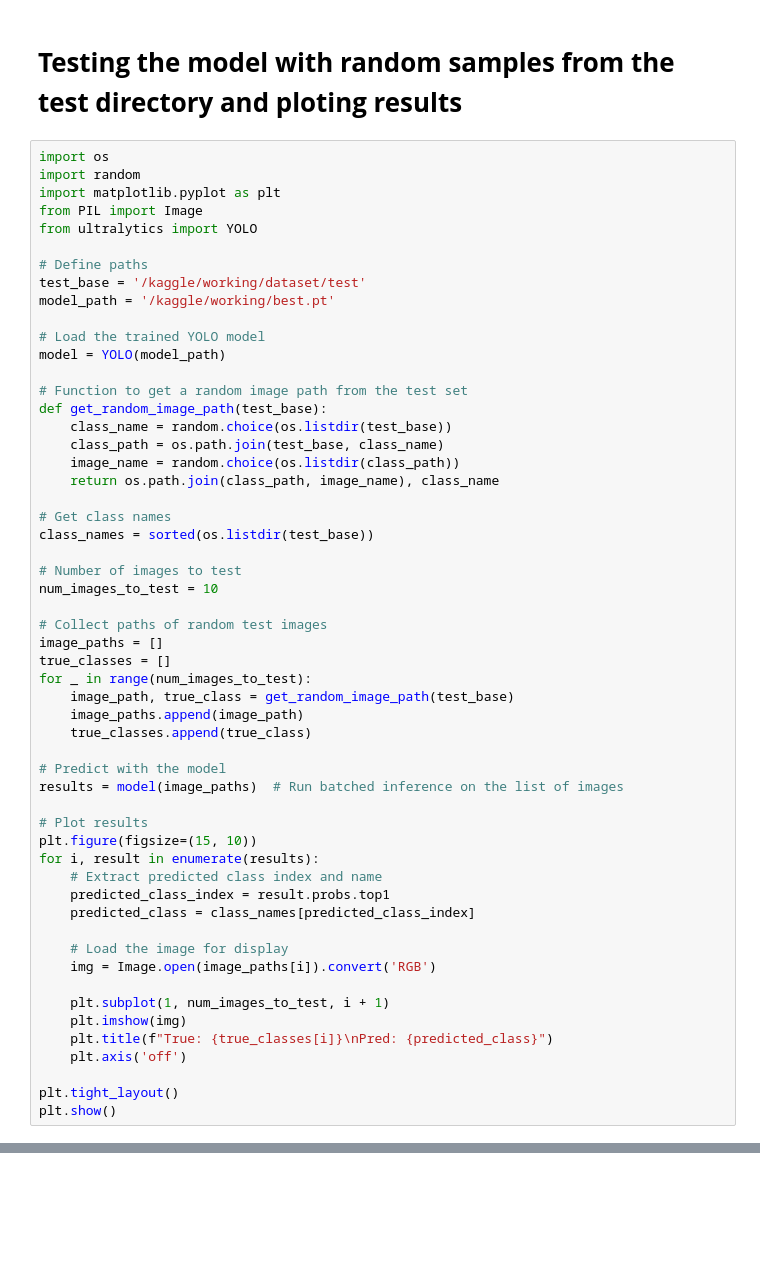
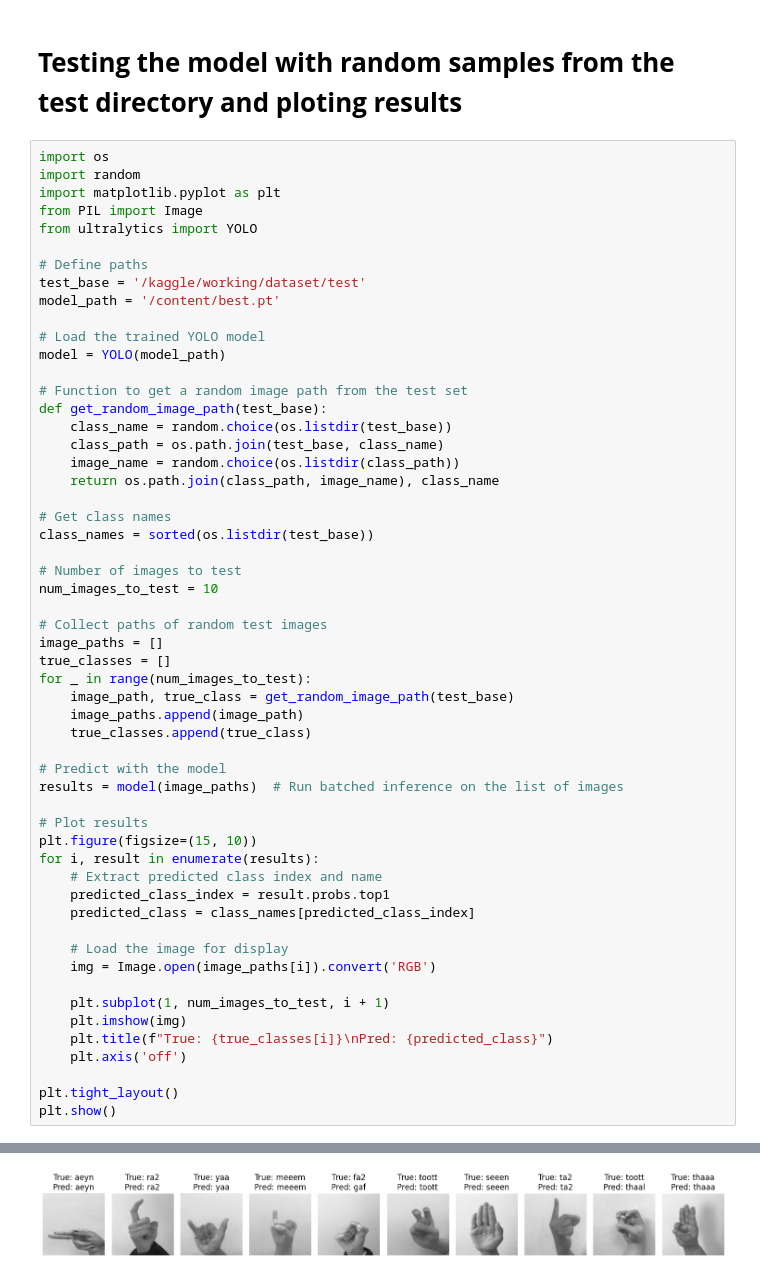
Before and after one commit to walidksb/Arabic-Sign-Language-Image-Classification, a Jupyter notebook: ASLIC.ipynb, the cells around one changed output, grey strips where cells are left out. Saved outputs shown, nothing was run; the diff lists cells and outputs as text; blank space fills up the shorter version.

Commit message:
Kaggle Notebook | Arabic Sign Language Image Classification | Version 4

```diff
--- a/ASLIC.ipynb
+++ b/ASLIC.ipynb
@@ -92,7 +217,7 @@ from ultralytics import YOLO
 
 # Define paths
 test_base = '/kaggle/working/dataset/test'
-model_path = '/kaggle/working/best.pt'
+model_path = '/content/best.pt'
 
 # Load the trained YOLO model
 model = YOLO(model_path)
@@ -138,3 +263,4 @@ for i, result in enumerate(results):
 
 plt.tight_layout()
 plt.show()
+# %% [output]
@@ -140,0 +284 @@ plt.show()
+[figure, added]
```
Also changed, not shown: parts of 10 cells of this notebook.
